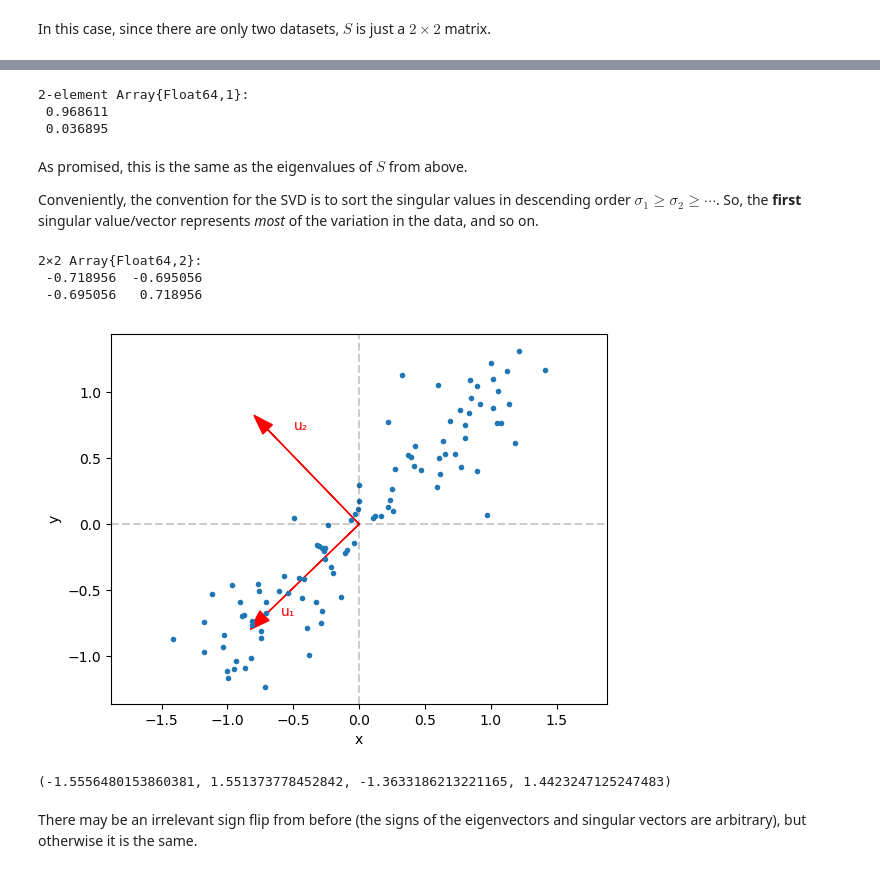
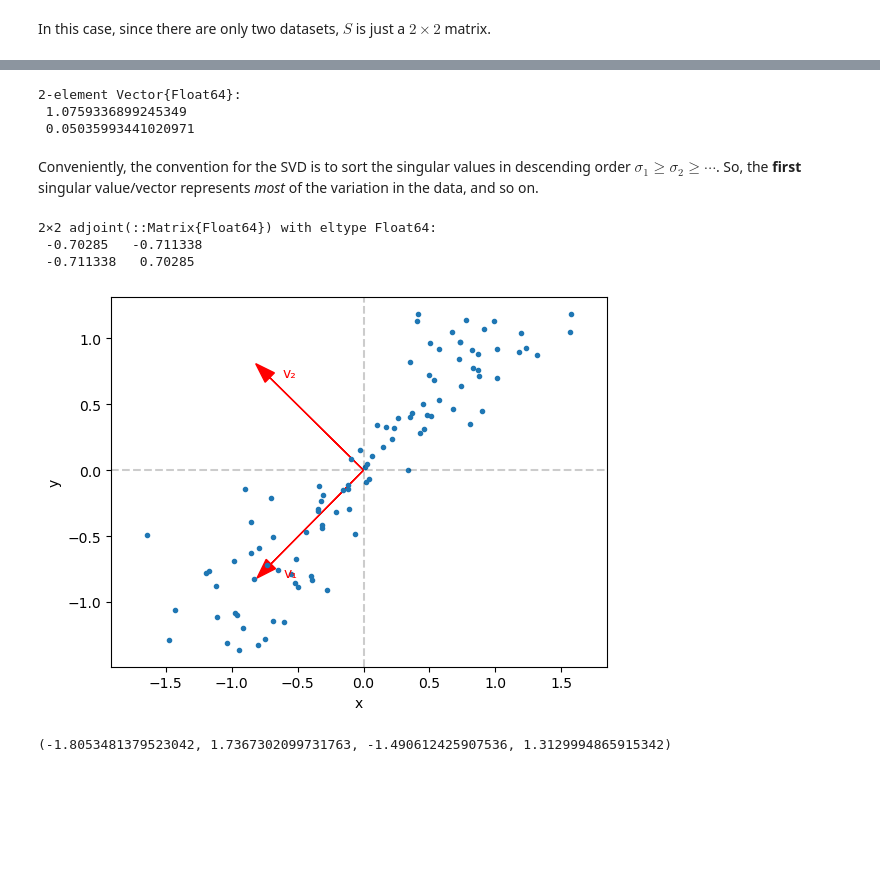
Before and after one commit to mitmath/1806, a Jupyter notebook: notes/Statistics-and-PCA.ipynb, the cells around one changed output, grey strips where cells are left out. Cells and saved outputs as stored; diff of their text form; code cells hidden in the pictures; blank space fills up the shorter version.

```diff
--- a/notes/Statistics-and-PCA.ipynb
+++ b/notes/Statistics-and-PCA.ipynb
@@ -97,9 +97,10 @@ For example, here are plots of two very correlated vectors x and y of data and a
 # %%
-x = sin.(linspace(0,4π,100) .+ randn(100)*0.1) .* (1 .+ 0.3*randn(100))
-y = sin.(linspace(0,4π,100) .+ randn(100)*0.1) .* (1 .+ 0.3*randn(100))
+θ = range(0,4π,length=100)
+x = @. sin(θ + randn()*0.1) * (1 + 0.3*randn())
+y = @. sin(θ + randn()*0.1) * (1 + 0.3*randn())
 z = randn(100)
 plot(x, "b.-")
 plot(y, "r.-")
 plot(z, "g.-")
-legend(["x","y","z"])
+legend(["x = sin with noise","y = sin with noise","z = noise"])
 # %% [output]
@@ -189,5 +232,5 @@ PyObject <matplotlib.lines.Line2D object at 0x...>
 # %% [markdown]
 The correlation matrix is:
 # %%
-A = [x' .- mean(x); y' .- mean(y)] # rows are x and y with means subtracted
+A = [x.-mean(x) y.-mean(y)] # columns are x and y with means subtracted
 # %% [output]
@@ -284,32 +318,28 @@ U, σ, V = svd(A / sqrt(length(x)-1))
 # %%
 σ.^2
 # %% [output]
-2-element Array{Float64,1}:
- 0.968611
- 0.036895
+2-element Vector{Float64}:
+ 1.0759336899245349
+ 0.05035993441020971
 # %% [markdown]
-As promised, this is the same as the eigenvalues of $S$ from above.
-
 Conveniently, the convention for the SVD is to sort the singular values in descending order $\sigma_1 \ge \sigma_2 \ge \cdots$.    So, the **first** singular value/vector represents *most* of the variation in the data, and so on.
-# %%
-U
-# %% [output]
-2×2 Array{Float64,2}:
- -0.718956  -0.695056
- -0.695056   0.718956
+# %%
+V
+# %% [output]
+2×2 adjoint(::Matrix{Float64}) with eltype Float64:
+ -0.70285   -0.711338
+ -0.711338   0.70285
 # %%
 plot(x.-mean(x),y.-mean(y), ".")
 xlabel("x")
 ylabel("y")
 axhline(0, linestyle="--", color="k", alpha=0.2)
 axvline(0, linestyle="--", color="k", alpha=0.2)
-arrow(0,0, U[:,1]..., head_width=0.1, color="r")
-arrow(0,0, U[:,2]..., head_width=0.1, color="r")
-text(U[1,2]+0.1,U[2,1], "u₁", color="r")
-text(U[1,2]+0.2,U[2,2], "u₂", color="r")
+arrow(0,0, V[:,1]..., head_width=0.1, color="r")
+arrow(0,0, V[:,2]..., head_width=0.1, color="r")
+text(V[1,1]+0.1,V[2,1]-0.1, "v₁", color="r")
+text(V[1,2]+0.1,V[2,2], "v₂", color="r")
 axis("equal")
 # %% [output]
-[figure, old version]
+[figure, new version]
-(-1.5556480153860381, 1.551373778452842, -1.3633186213221165, 1.4423247125247483)
+(-1.8053481379523042, 1.7367302099731763, -1.490612425907536, 1.3129994865915342)
-# %% [markdown]
-There may be an irrelevant sign flip from before (the signs of the eigenvectors and singular vectors are arbitrary), but otherwise it is the same.
```
Also changed, not shown: parts of 39 cells of this notebook.
